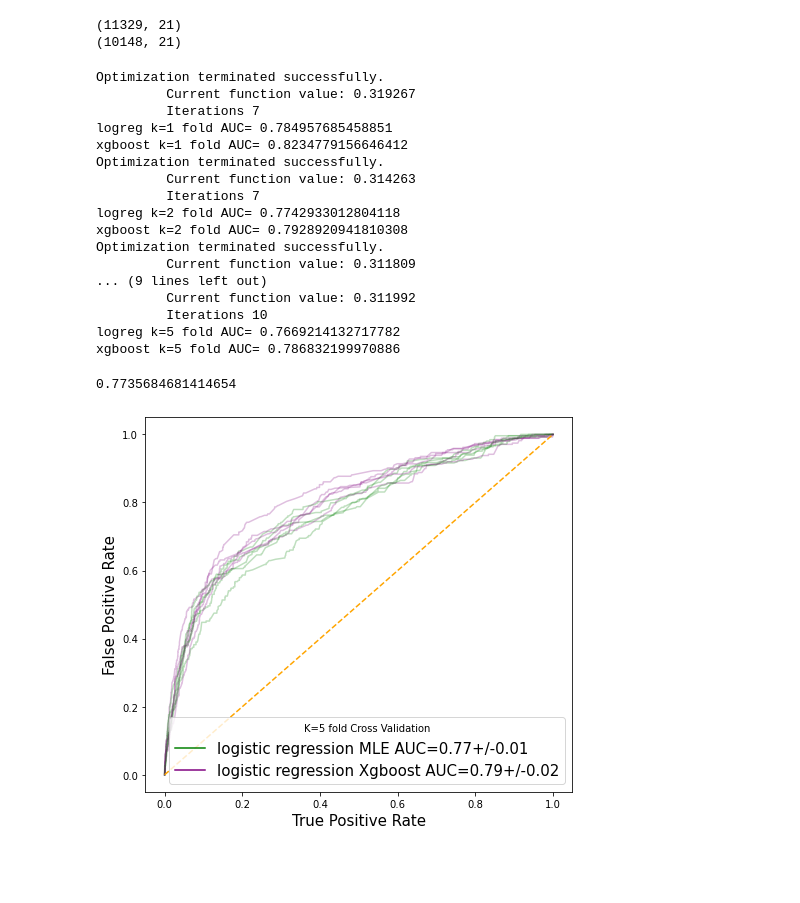
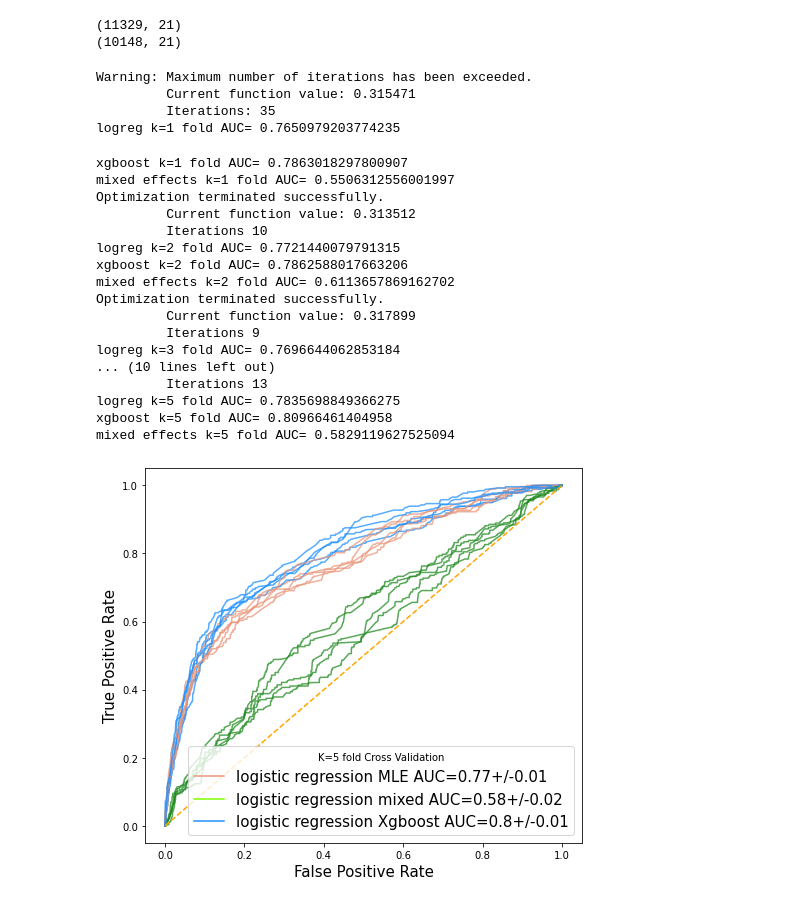
Before and after one commit to Lewandowski-Labs-PER/eclass-public, a Jupyter notebook: buffy_v_intro_kfold.ipynb, the cells around one changed output. Drawn from its saved outputs; the diff is of its cells as text; code cells hidden in the pictures; blank space fills up the shorter version.

Commit message:
updated data files

```diff
--- a/buffy_v_intro_kfold.ipynb
+++ b/buffy_v_intro_kfold.ipynb
@@ -170,9 +188,11 @@ param['scale_pos_weight'] = data.BUFFY.count()/data.BUFFY.sum()
 
 logreg = []
 xgmod = []
+mixed = []
 
 lr_auc = []
 xg_auc = []
+mixed_auc = []
 
 n = 1
 
@@ -192,6 +212,7 @@ for train, test in KF_index:
     X_test = data[xcols].iloc[test]
     y_test = data[ycol].iloc[test]
 
+    # fixed effects logreg
     logit_mod = sm.Logit(exog=X_train, endog=y_train)
     logit_res = logit_mod.fit()
 #     preds = logit_res.predict(X_test)
@@ -202,64 +223,78 @@ for train, test in KF_index:
     lr_auc.append(auc)
     print('logreg k={n} fold AUC='.format(n=n), auc)
 
+    # xgboost logreg
     dtrain = xgb.DMatrix(X_train, label=y_train, missing=-999.0)
     dtest = xgb.DMatrix(X_test, label=y_test, missing=-999.0)
 
     bst = xgb.train(param, dtrain, num_round)
 
-#     classify = lambda x: 0 if x < 0.5 else 1
-#     preds = [classify(y) for y in bst.predict(dtest)]
-#     xgmod.append(preds)
     preds = bst.predict(dtest)
     xgmod.append(preds)
 
+    # mixed effects logreg
     auc = metrics.roc_auc_score(y_true=y_test, y_score=preds)
     print('xgboost k={n} fold AUC='.format(n=n), auc)
     xg_auc.append(auc)
 
+    results = mixed_effects_model(X_train.join(y_train))
+    preds = results.predict(pd.get_dummies(X_test))
+    mixed.append(preds)
+
+    auc = metrics.roc_auc_score(y_true=y_test, y_score=preds)
+    print('mixed effects k={n} fold AUC='.format(n=n), auc)
+    mixed_auc.append(auc)
+
     n += 1
 # %% [output]
-Optimization terminated successfully.
-         Current function value: 0.319267
-         Iterations 7
-logreg k=1 fold AUC= 0.784957685458851
-xgboost k=1 fold AUC= 0.8234779156646412
-Optimization terminated successfully.
-         Current function value: 0.314263
-         Iterations 7
-logreg k=2 fold AUC= 0.7742933012804118
-xgboost k=2 fold AUC= 0.7928920941810308
-Optimization terminated successfully.
-         Current function value: 0.311809
-... (9 lines left out)
-         Current function value: 0.311992
-         Iterations 10
-logreg k=5 fold AUC= 0.7669214132717782
-xgboost k=5 fold AUC= 0.786832199970886
+Warning: Maximum number of iterations has been exceeded.
+         Current function value: 0.315471
+         Iterations: 35
+logreg k=1 fold AUC= 0.7650979203774235
+xgboost k=1 fold AUC= 0.7863018297800907
+mixed effects k=1 fold AUC= 0.5506312556001997
+Optimization terminated successfully.
+         Current function value: 0.313512
+         Iterations 10
+logreg k=2 fold AUC= 0.7721440079791315
+xgboost k=2 fold AUC= 0.7862588017663206
+mixed effects k=2 fold AUC= 0.6113657869162702
+Optimization terminated successfully.
+         Current function value: 0.317899
+         Iterations 9
+logreg k=3 fold AUC= 0.7696644062853184
+... (10 lines left out)
+         Iterations 13
+logreg k=5 fold AUC= 0.7835698849366275
+xgboost k=5 fold AUC= 0.80966461404958
+mixed effects k=5 fold AUC= 0.5829119627525094
 # %%
-np.mean(lr_auc)
+# np.mean(lr_auc)
-# %% [output]
-0.7735684681414654
 # %%
 fig, ax = plt.subplots(figsize=(7, 6))
 
-plt.plot([],[], color='green', label='logistic regression MLE AUC='+ str(np.mean(lr_auc).round(2))+ '+/-'+ str(np.std(lr_auc).round(2)))
+plt.plot([],[], color='darksalmon', label='logistic regression MLE AUC='+ str(np.mean(lr_auc).round(2))+ '+/-'+ str(np.std(lr_auc).round(2)))
 
-plt.plot([],[], color='purple', label='logistic regression Xgboost AUC='+ str(np.mean(xg_auc).round(2))+ '+/-'+ str(np.std(xg_auc).round(2)))
+plt.plot([],[], color='chartreuse', label='logistic regression mixed AUC='+ str(np.mean(mixed_auc).round(2))+ '+/-'+ str(np.std(mixed_auc).round(2)))
+
+plt.plot([],[], color='dodgerblue', label='logistic regression Xgboost AUC='+ str(np.mean(xg_auc).round(2))+ '+/-'+ str(np.std(xg_auc).round(2)))
 ax.legend(fontsize=15, title='K=5 fold Cross Validation')
 
 for k in np.arange(0, 5, 1):
 
     fpr, tpr, thresholds = metrics.roc_curve(y_true=data[ycol].iloc[tests[k]], y_score=logreg[k])
-    ax.plot(fpr, tpr, color='green', alpha=0.25, label='K={k} fold logistic regression MLE'.format(k=k+1))
+    ax.plot(fpr, tpr, color='darksalmon', alpha=0.75, label='K={k} fold logistic regression MLE'.format(k=k+1))
+
+    fpr, tpr, thresholds = metrics.roc_curve(y_true=data[ycol].iloc[tests[k]], y_score=mixed[k])
+    ax.plot(fpr, tpr, color='forestgreen', alpha=0.75, label='K={k} fold logistic regression mixed'.format(k=k+1))
 
     fpr, tpr, thresholds = metrics.roc_curve(y_true=data[ycol].iloc[tests[k]], y_score=xgmod[k])
-    ax.plot(fpr, tpr, color='purple', alpha=0.25, label='K={k} fold logistic regression Xgboost'.format(k=k+1))
+    ax.plot(fpr, tpr, color='dodgerblue', alpha=0.75, label='K={k} fold logistic regression Xgboost'.format(k=k+1))
 
 ax.plot([0, 1], [0, 1], color='orange', linestyle='--')
-ax.set_ylabel('False Positive Rate', fontsize=15)
-ax.set_xlabel('True Positive Rate', fontsize=15)
+ax.set_xlabel('False Positive Rate', fontsize=15)
+ax.set_ylabel('True Positive Rate', fontsize=15)
 fig.tight_layout()
 fig.savefig('roc.pdf', bbox_inches='tight')
 # %% [output]
-[figure, old version]
+[figure, new version]
```
Also changed, not shown: parts of 27 cells of this notebook, 4 other files.
